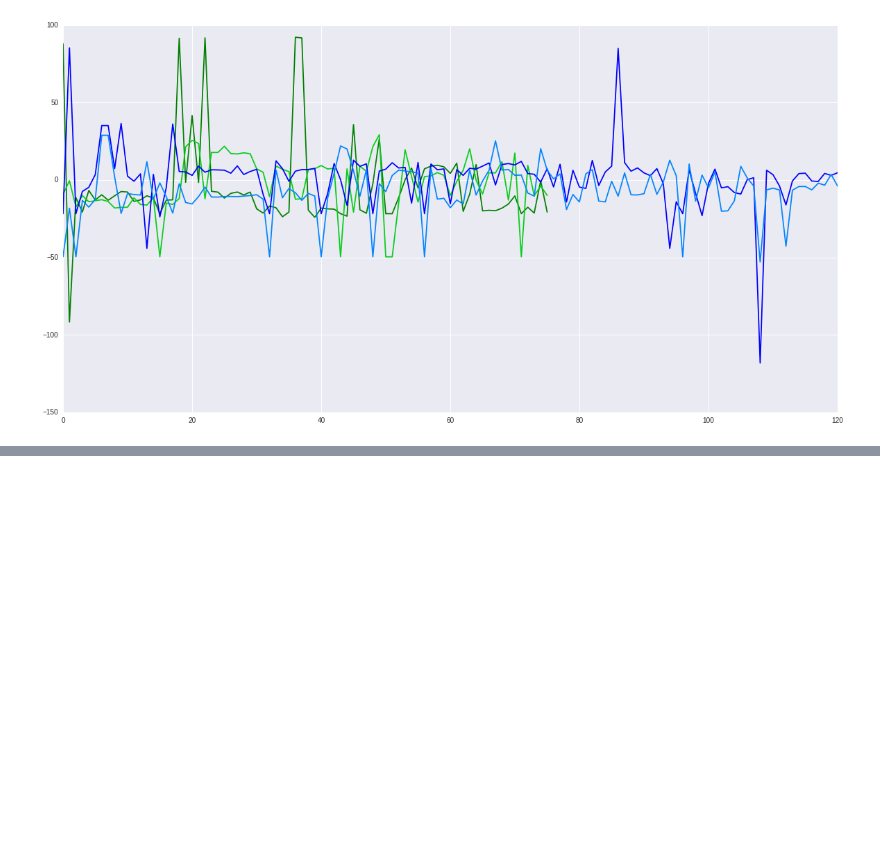
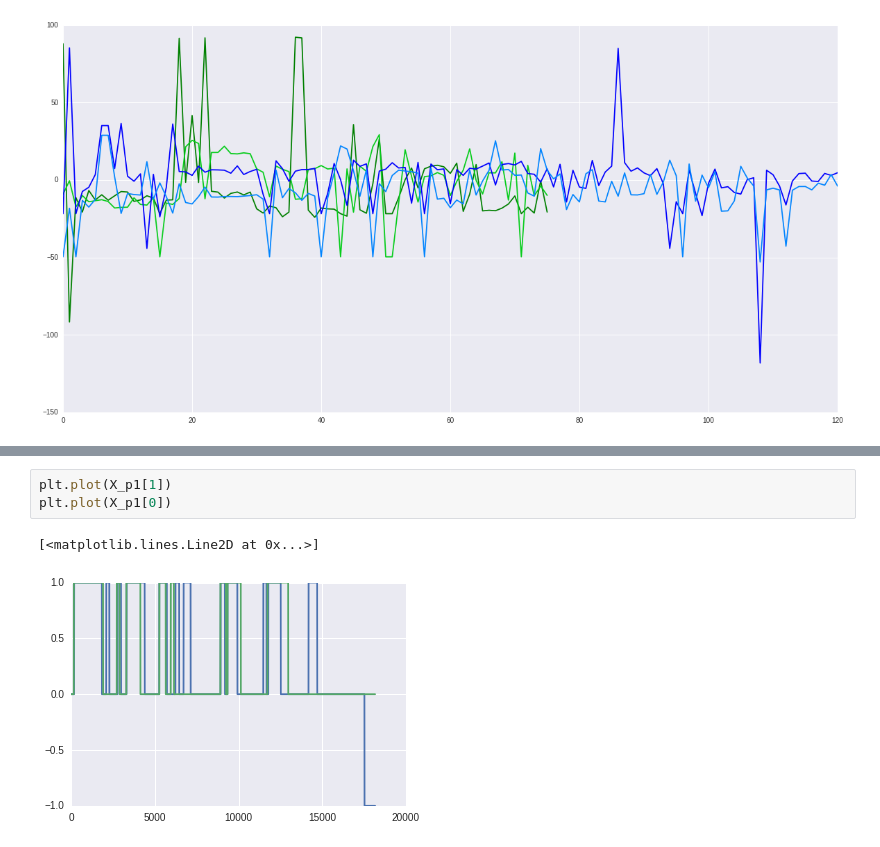
Before and after one commit to antantantant/ecoracerAnalysis, a Jupyter notebook: DETC2016code/tSNE Embed.ipynb, the cells around one changed output, grey strips where cells are left out. Cells and saved outputs as stored; diff of their text form; blank space fills up the shorter version.

```diff
--- a/DETC2016code/tSNE Embed.ipynb
+++ b/DETC2016code/tSNE Embed.ipynb
@@ -525,0 +696,6 @@ for n,i in enumerate([m3, m4]):
+# %%
+plt.plot(X_p1[1])
+plt.plot(X_p1[0])
+# %% [output]
+[<matplotlib.lines.Line2D at 0x...>]
+[figure, added]
```
Also changed, not shown: parts of 8 cells of this notebook.
